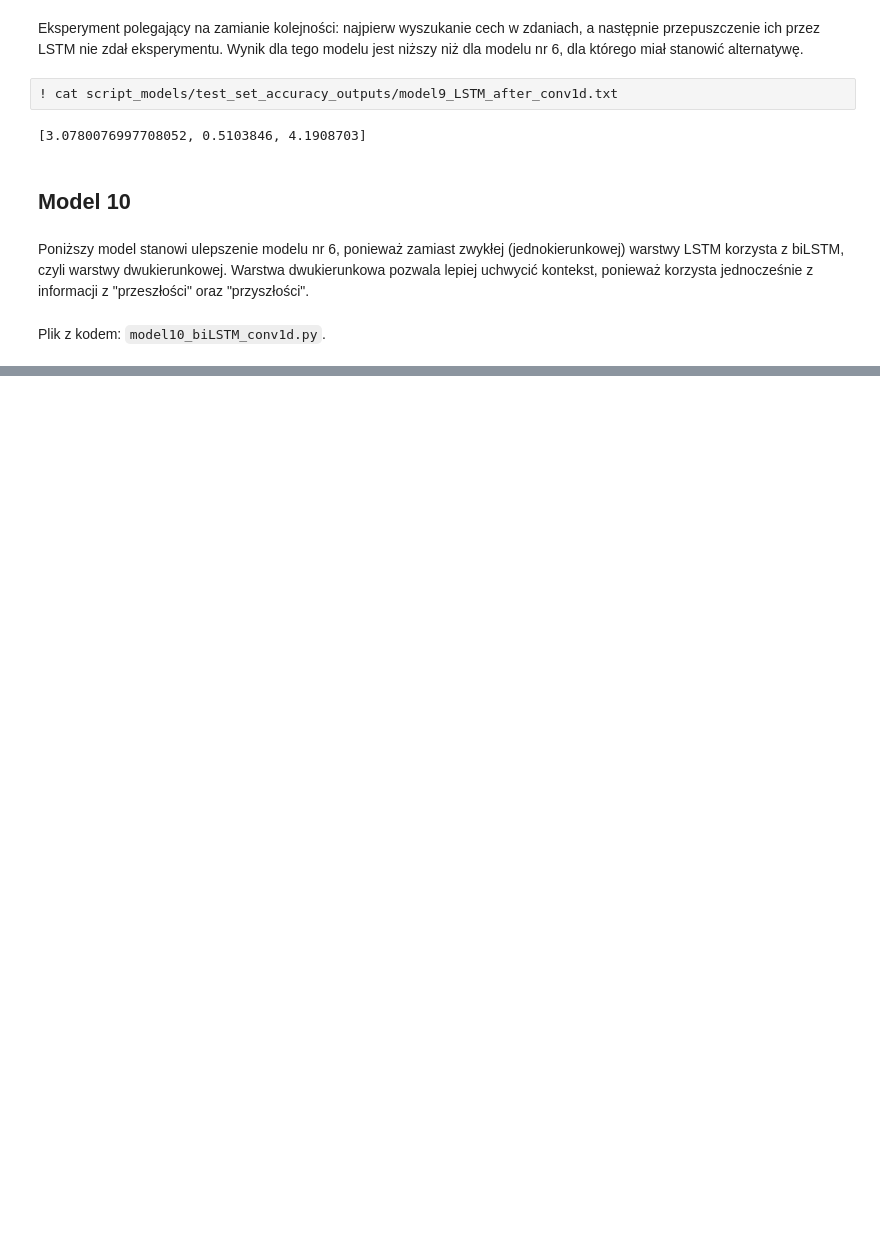
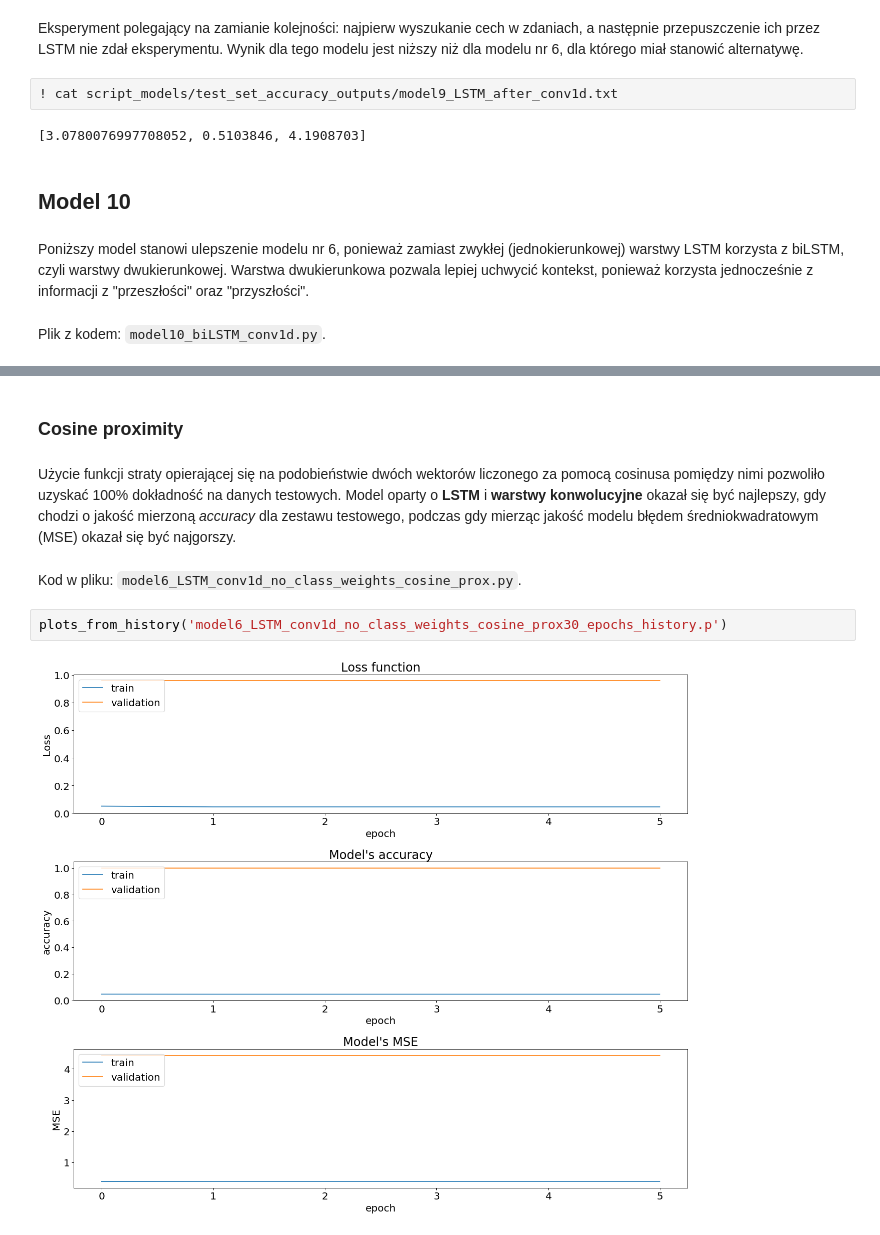
Before and after one commit to balkon16/IL_projekt_jeden_do_colab, a Jupyter notebook: rozwiązanie.ipynb, the cells around one changed output, grey strips where cells are left out. Saved outputs shown, nothing was run; the diff lists cells and outputs as text; blank space fills up the shorter version.

```diff
--- a/rozwiązanie.ipynb
+++ b/rozwiązanie.ipynb
@@ -898,0 +949,10 @@ Plik z kodem: `model10_biLSTM_conv1d.py`.
+# %% [markdown]
+### Cosine proximity
+# %% [markdown]
+Użycie funkcji straty opierającej się na podobieństwie dwóch wektorów liczonego za pomocą cosinusa pomiędzy nimi pozwoliło uzyskać 100% dokładność na danych testowych. Model oparty o **LSTM** i **warstwy konwolucyjne** okazał się być najlepszy, gdy chodzi o jakość mierzoną *accuracy* dla zestawu testowego, podczas gdy mierząc jakość modelu błędem średniokwadratowym (MSE) okazał się być najgorszy.
+# %% [markdown]
+Kod w pliku: `model6_LSTM_conv1d_no_class_weights_cosine_prox.py`.
+# %%
+plots_from_history('model6_LSTM_conv1d_no_class_weights_cosine_prox30_epochs_history.p')
+# %% [output]
+[figure, added]
```
Also changed, not shown: parts of 19 cells of this notebook, 26 other files.
